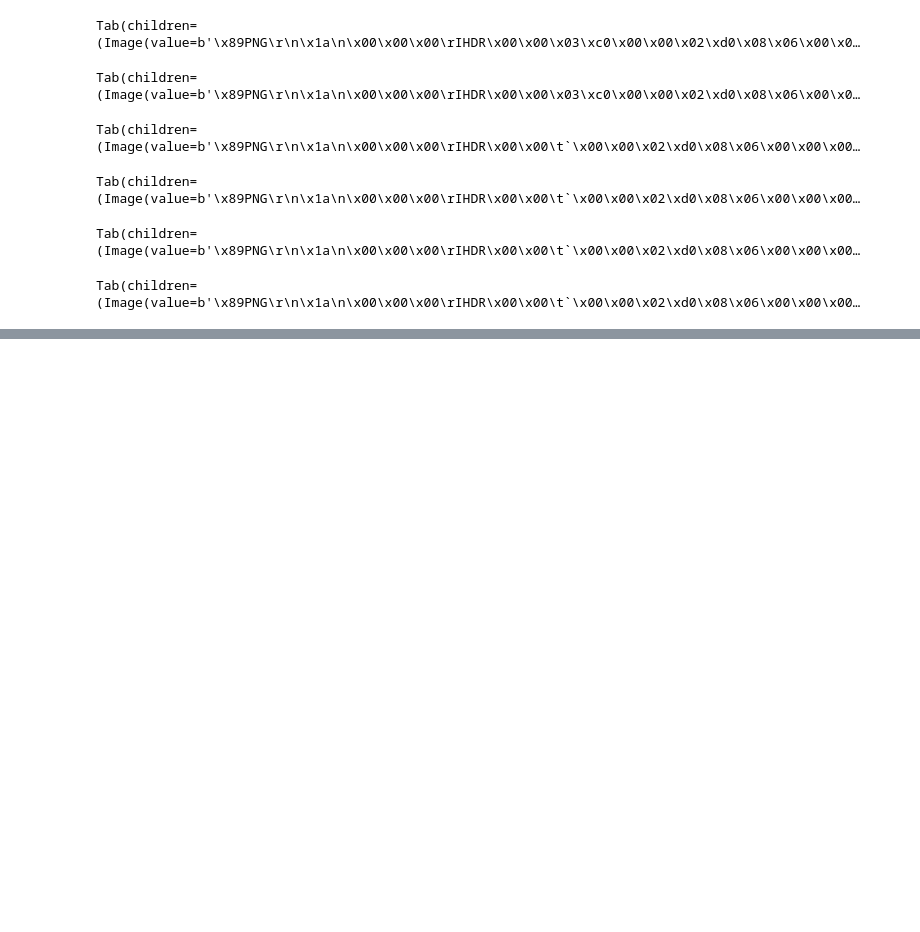
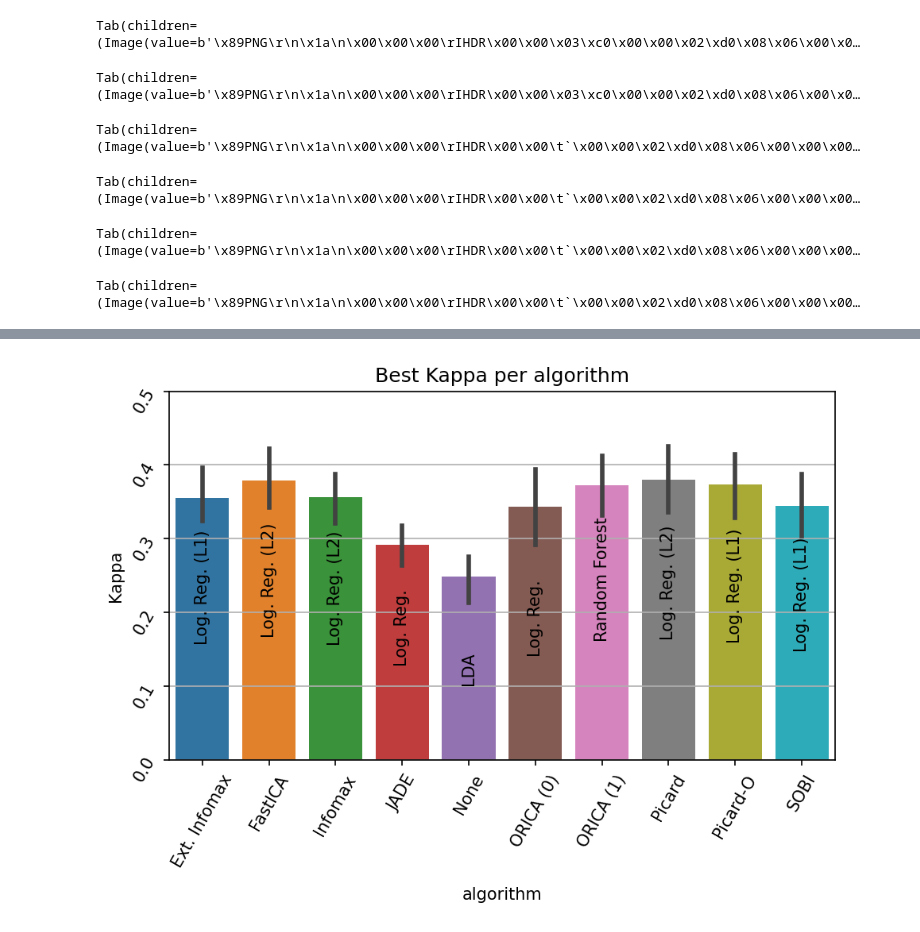
Before and after one commit to Kotzly/BCI_MsC, a Jupyter notebook: notebooks/Issue_32_Results_Analysis_BCIComp.ipynb, the cells around one changed output, grey strips where cells are left out. Drawn from its saved outputs; the diff is of its cells as text; code cells hidden in the pictures; blank space fills up the shorter version.

```diff
--- a/notebooks/Issue_32_Results_Analysis_BCIComp.ipynb
+++ b/notebooks/Issue_32_Results_Analysis_BCIComp.ipynb
@@ -365,0 +493,15 @@ Tab(children=(Image(value=b'\x89PNG\r\n\x1a\n\x00\x00\x00\rIHDR\x00\x00\t`\x00\x
+# %%
+
+best_per_group_barplot(
+    full_df,
+    grouping_cols=["classifier"],
+    x_col="algorithm",
+    val_col="Kappa",
+    figsize=None,
+    x_label=None,
+    save_filepath=None,
+    ylim=(0, .5),
+    title=None,
+)
+# %% [output]
+[figure, added]
```
Also changed, not shown: parts of 10 cells of this notebook, 2 other files.
